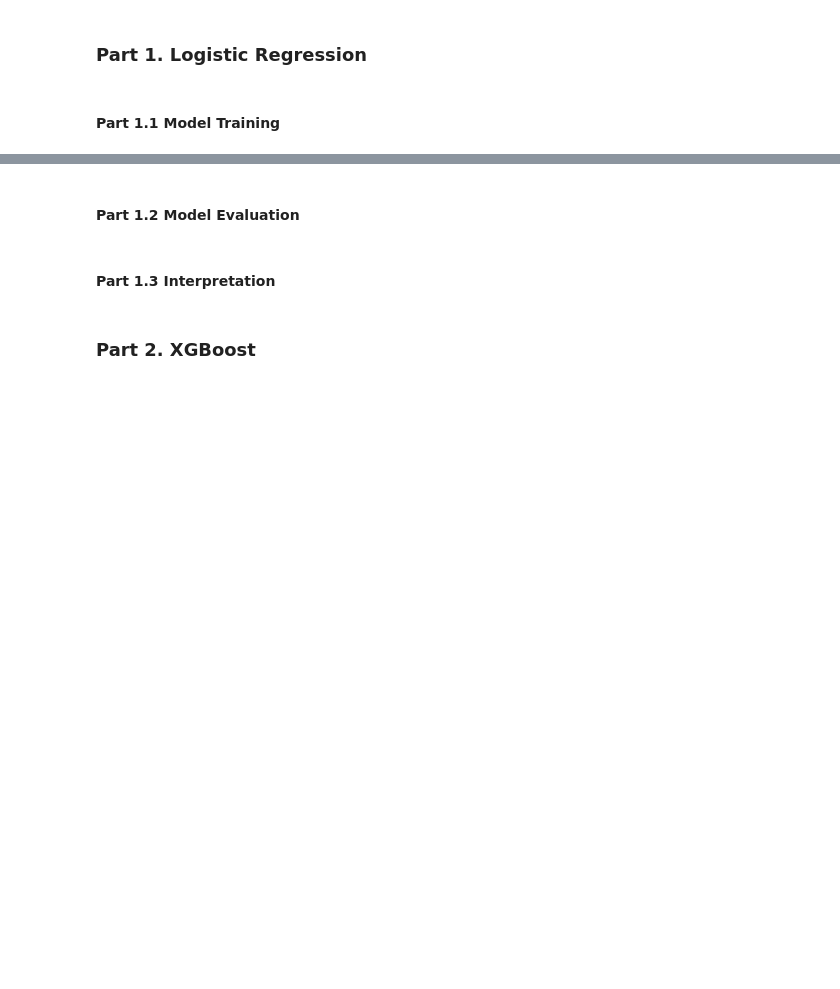
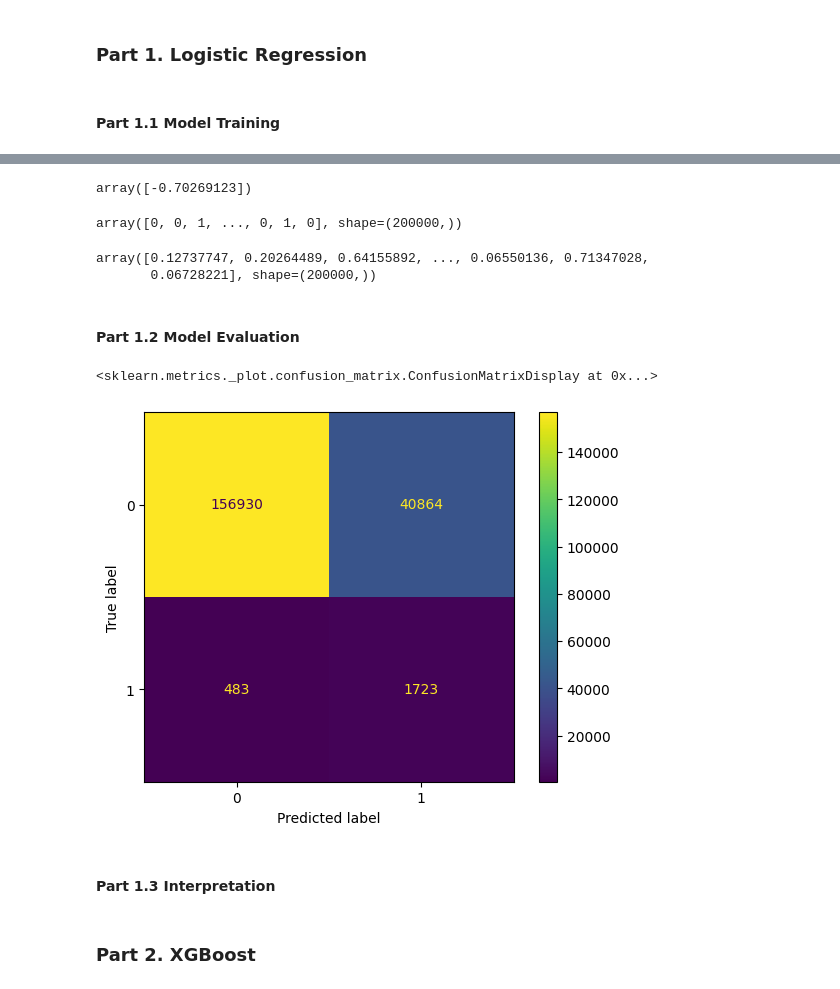
Before and after one commit to mrlizhaozhi/bank-account-fraud-detection, a Jupyter notebook: BAF-Fraud-Detection-Models.ipynb, the cells around one changed output, grey strips where cells are left out. Cells and saved outputs as stored; diff of their text form; code cells hidden in the pictures; blank space fills up the shorter version.

```diff
--- a/BAF-Fraud-Detection-Models.ipynb
+++ b/BAF-Fraud-Detection-Models.ipynb
@@ -1777,6 +1799,13 @@ Index(['name_email_similarity', 'credit_risk_score', 'proposed_credit_limit',
+# %%
+# FIT ONLY ON TRAIN DATA (CRITICAL FOR NO LEAKAGE)
+X_train_processed = bfdp.logistic_regression_pipeline.fit_transform(X_train)
+# APPLY SAME TRANSFORM TO TEST DATA
+X_test_processed = bfdp.logistic_regression_pipeline.transform(X_test)
 # %% [markdown]
 ## Model Construction
 # %% [markdown]
 ### Part 1. Logistic Regression
 # %% [markdown]
 #### Part 1.1 Model Training
+# %%
+clf = LogisticRegression(class_weight="balanced", max_iter=1000).fit(X_train_processed, y_train)
@@ -1783,5 +1820,28 @@ Index(['name_email_similarity', 'credit_risk_score', 'proposed_credit_limit',
+# %%
+clf.intercept_
+# %% [output]
+array([-0.70269123])
+# %%
+y_pred = clf.predict(X_test_processed)
+# %%
+clf.predict(X_test_processed)
+# %% [output]
+array([0, 0, 1, ..., 0, 1, 0], shape=(200000,))
+# %%
+clf.predict_proba(X_test_processed)[::,-1]
+# %% [output]
+array([0.12737747, 0.20264489, 0.64155892, ..., 0.06550136, 0.71347028,
+       0.06728221], shape=(200000,))
 # %% [markdown]
 #### Part 1.2 Model Evaluation
+# %%
+# confusion matrix
+cm = metrics.confusion_matrix(y_test, y_pred, labels = clf.classes_)
+disp = metrics.ConfusionMatrixDisplay(confusion_matrix = cm, display_labels = clf.classes_)
+disp.plot()
+# %% [output]
+<sklearn.metrics._plot.confusion_matrix.ConfusionMatrixDisplay at 0x...>
+[figure, added]
 # %% [markdown]
 #### Part 1.3 Interpretation
 # %% [markdown]
```
Also changed, not shown: parts of 4 cells of this notebook.
